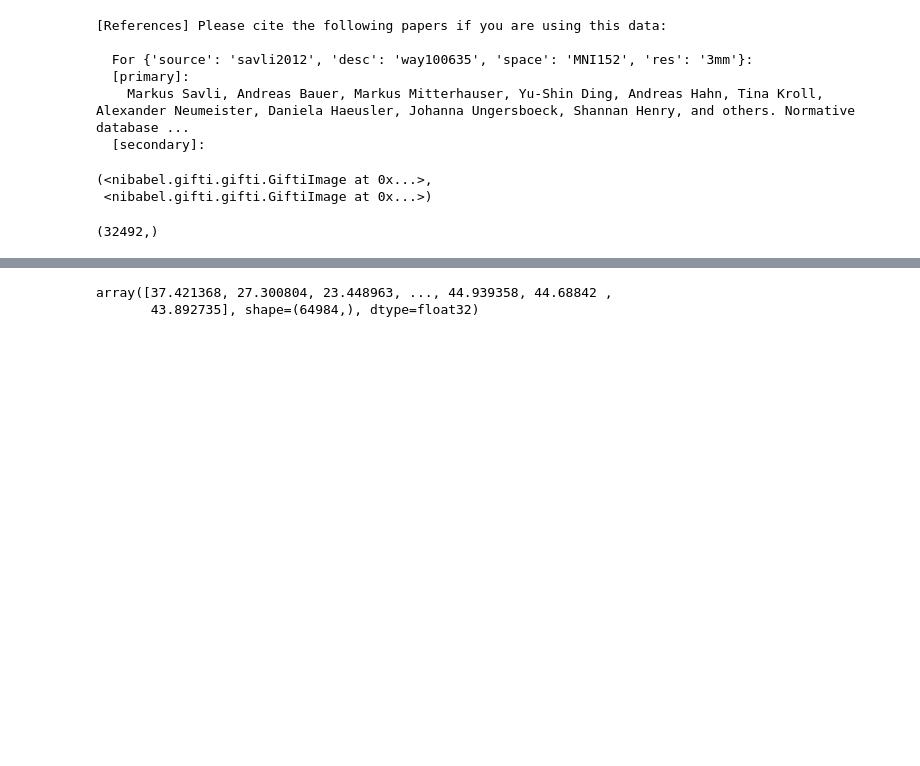
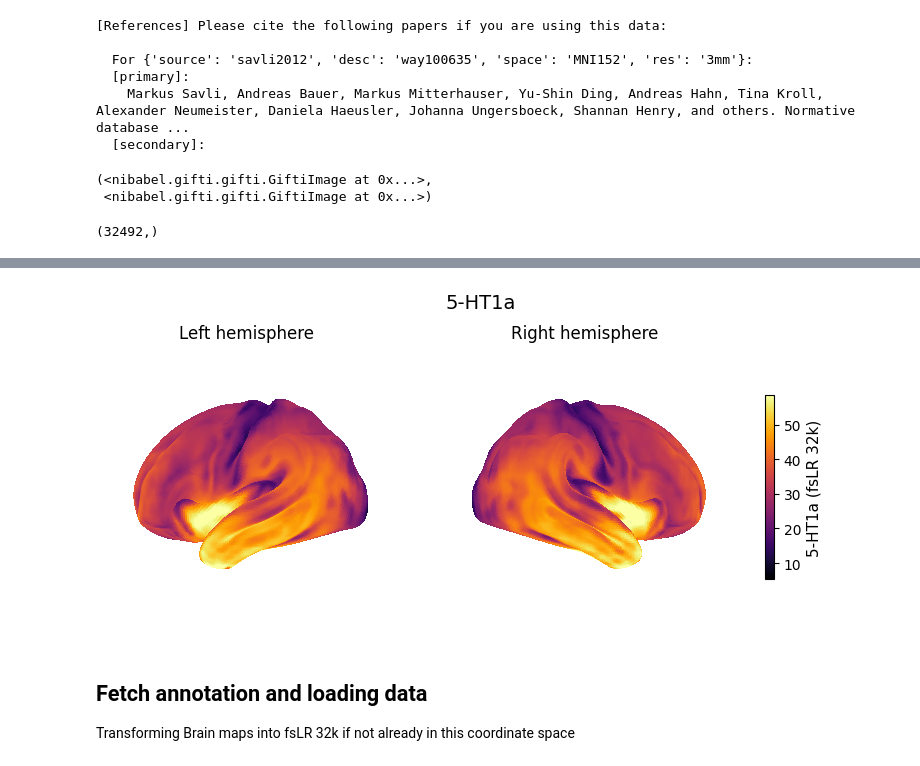
Before and after one commit to kesouder/BrainMap_Analysis, a Jupyter notebook: starer.ipynb, the cells around one changed output, grey strips where cells are left out. Cells and saved outputs as stored; diff of their text form; code cells hidden in the pictures; blank space fills up the shorter version.

Commit message:
loaded and transformed all brain maps

```diff
--- a/starer.ipynb
+++ b/starer.ipynb
@@ -111,8 +118,8 @@ five_ht1a = fetch_annotation(source='savli2012', desc='way100635', space='MNI152
     Markus Savli, Andreas Bauer, Markus Mitterhauser, Yu-Shin Ding, Andreas Hahn, Tina Kroll, Alexander Neumeister, Daniela Haeusler, Johanna Ungersboeck, Shannan Henry, and others. Normative database ...
   [secondary]:
 # %%
-fslr = transforms.mni152_to_fslr(five_ht1a, '32k')
-fslr
+fslr_5ht1a = transforms.mni152_to_fslr(five_ht1a, '32k')
+fslr_5ht1a
 #The returned fslr object is a tuple of nib.GiftiImage objects corresponding to data from the (left, right) hemisphere.
 # These data can be accessed via the .agg_data() method on the image objects:
 # %% [output]
@@ -123,3 +130,6 @@ fslr_lh, fslr_rh = fslr
 print(fslr_lh.agg_data().shape)
 # %% [output]
 (32492,)
+# %%
+five_ht1a_data = load_data(fslr_5ht1a)
+five_ht1a_data
@@ -139,6 +150,56 @@ fig.show()
-# %%
-five_ht1a_data = load_data(fslr)
-five_ht1a_data
-# %% [output]
-array([37.421368, 27.300804, 23.448963, ..., 44.939358, 44.68842 ,
-       43.892735], shape=(64984,), dtype=float32)
+# %%
+vmin, vmax = np.percentile(five_ht1a_data[~np.isnan(five_ht1a_data)], [2, 98])
+
+# Fetch fsLR 32k surfaces
+fslr = fetch_atlas('fsLR', density='32k')
+surf_l = fslr['inflated'].L
+surf_r = fslr['inflated'].R
+
+data_l = load_data(fslr_5ht1a[0])
+data_r = load_data(fslr_5ht1a[1])
+
+fig = plt.figure(figsize=(10, 4))
+
+# left hemi
+ax1 = fig.add_subplot(1, 2, 1, projection='3d')
+plotting.plot_surf(
+    surf_mesh=surf_l,
+    surf_map=data_l,
+    hemi='left',
+    view='lateral',
+    cmap='inferno',
+    vmin=vmin,
+    vmax=vmax,
+    colorbar=False,
+    axes=ax1,
+    title='Left hemisphere'
+)
+
+# right hemi
+ax2 = fig.add_subplot(1, 2, 2, projection='3d')
+plotting.plot_surf(
+    surf_mesh=surf_r,
+    surf_map=data_r,
+    hemi='right',
+    view='lateral',
+    cmap='inferno',
+    vmin=vmin,
+    vmax=vmax,
+    colorbar=False,
+    axes=ax2,
+    title='Right hemisphere'
+)
+# color bar
+sm = plt.cm.ScalarMappable(cmap='inferno')
+sm.set_clim(vmin, vmax)
+cbar = fig.colorbar(sm, ax=[ax1, ax2], shrink=0.6, location='right')
+cbar.set_label('5-HT1a (fsLR 32k)', fontsize=11)
+
+plt.suptitle("5-HT1a", fontsize=14)
+plt.show()
+# %% [output]
+[figure, added]
+# %% [markdown]
+## Fetch annotation and loading data
+
+Transforming Brain maps into fsLR 32k if not already in this coordinate space
```
Also changed, not shown: parts of 15 cells of this notebook.
